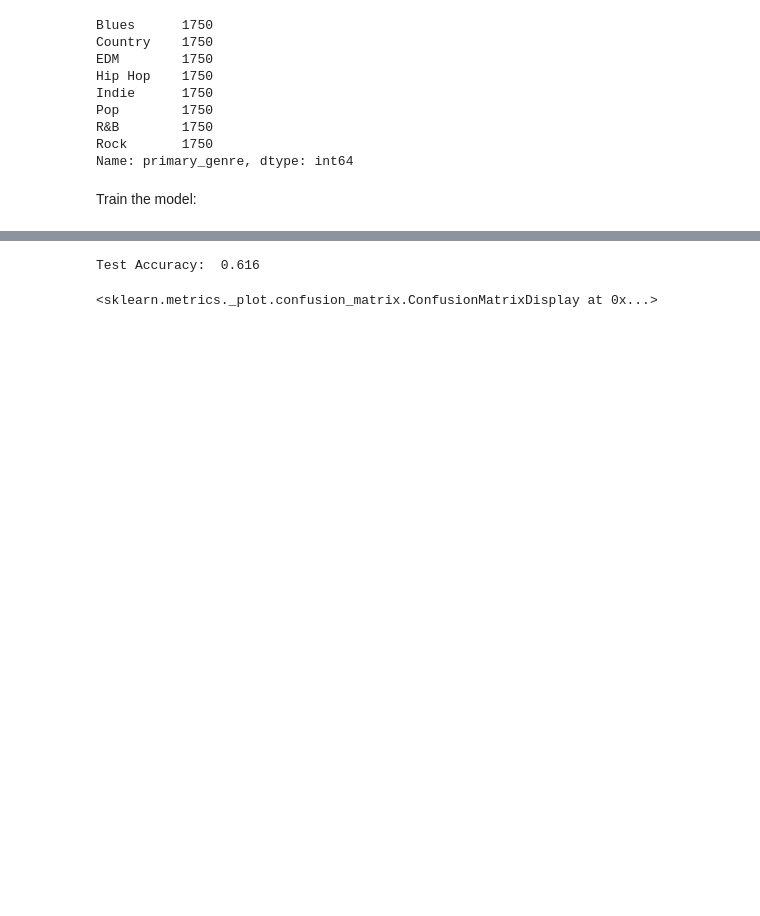
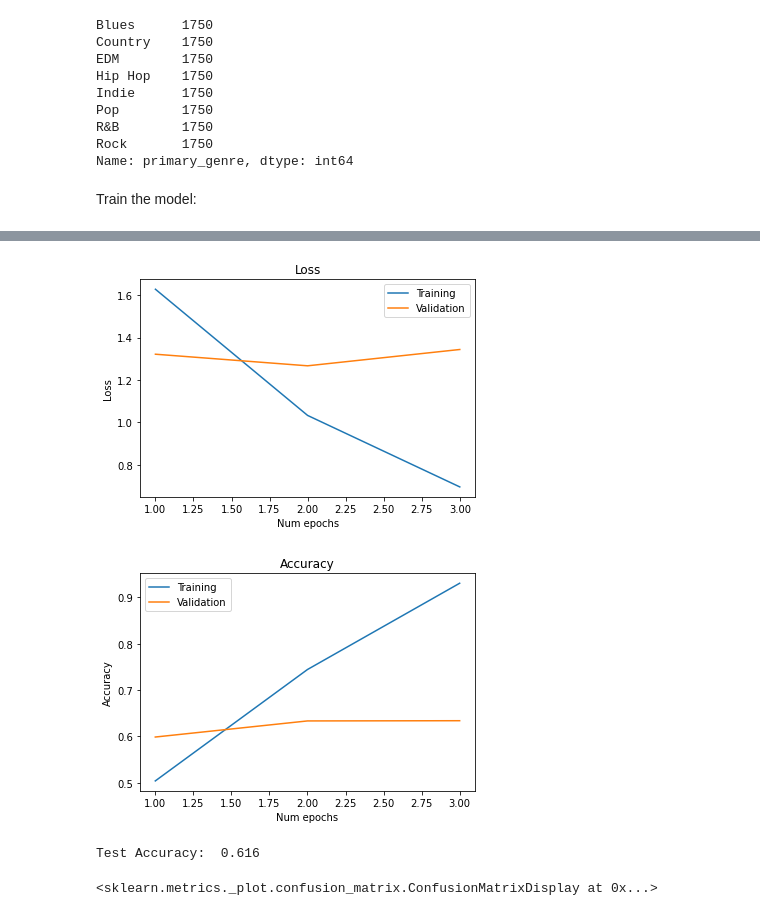
Before and after one commit to ece1786-2022/SongGenreClassifier, a Jupyter notebook: DistilGPT2_multiple_correct_genres.ipynb, the cells around one changed output, grey strips where cells are left out. Cells and saved outputs as stored; diff of their text form; code cells hidden in the pictures; blank space fills up the shorter version.

```diff
--- a/DistilGPT2_multiple_correct_genres.ipynb
+++ b/DistilGPT2_multiple_correct_genres.ipynb
@@ -337,3 +385,8 @@ def evaluate_multiple_correct(model, test_data, test_labels, max_seq_length=128)
+# %%
+show_plot(tr_loss, v_loss, tr_acc, v_acc)
+# %% [output]
+[figure, added]
+[figure, added]
 # %%
 from sklearn.metrics import confusion_matrix
 from sklearn.metrics import ConfusionMatrixDisplay
```
Also changed, not shown: parts of 9 cells of this notebook.
